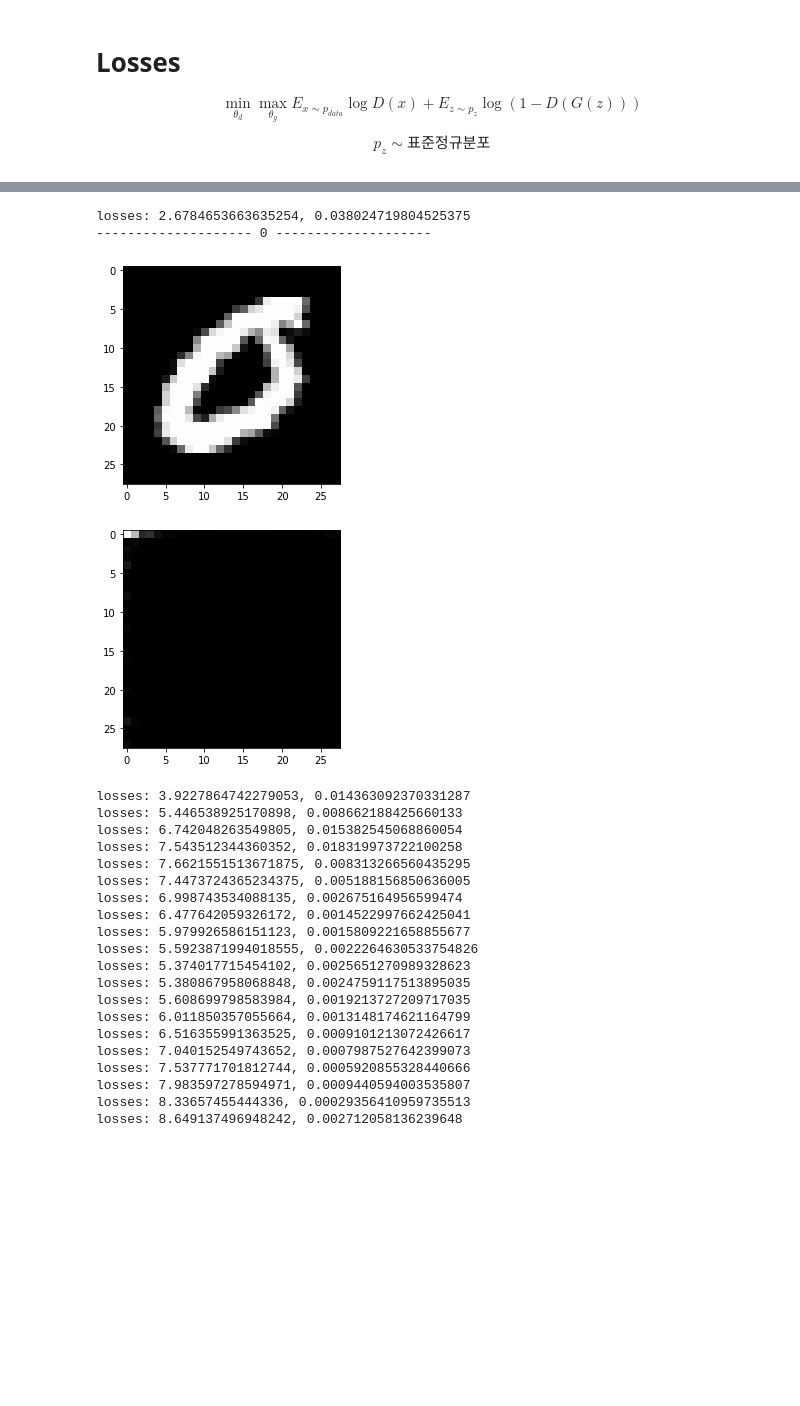
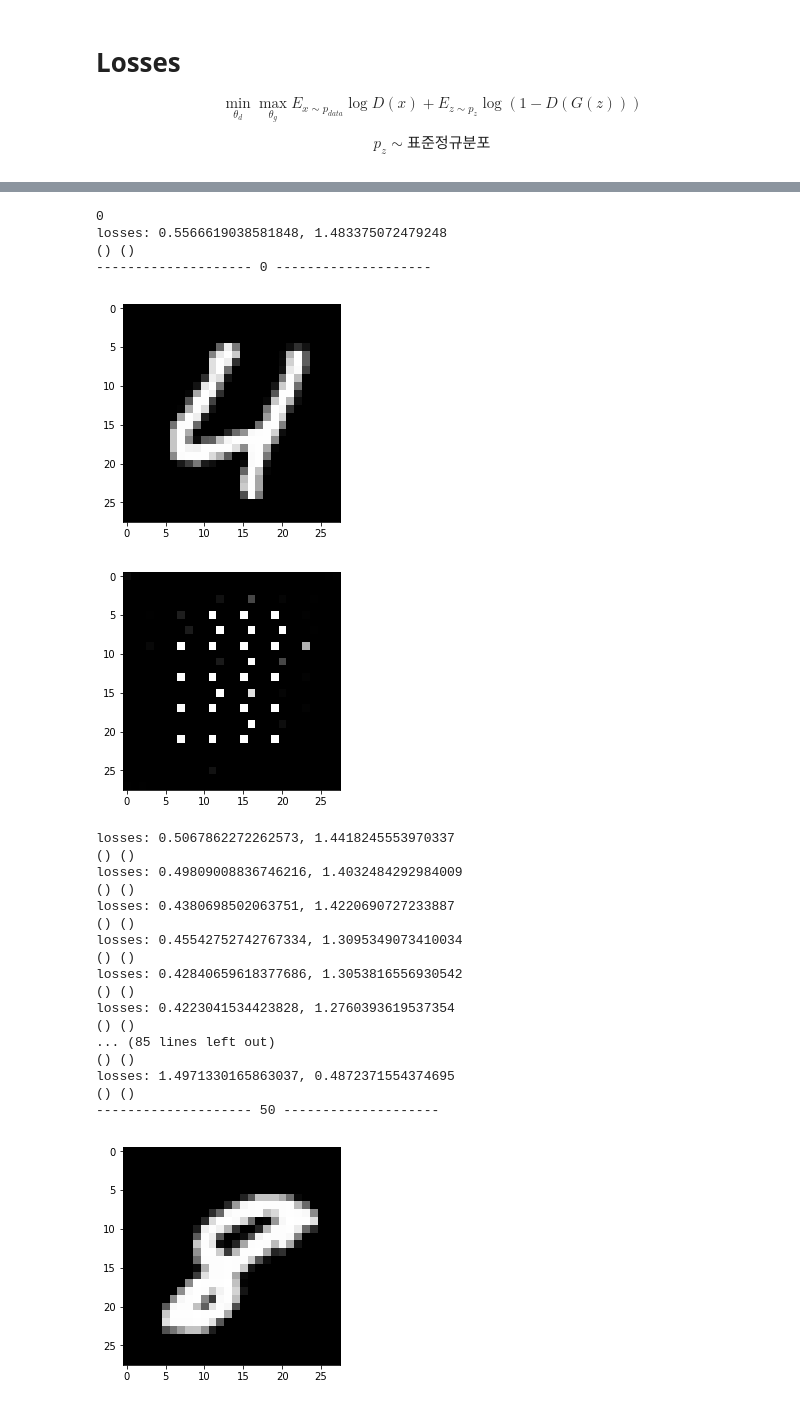
Before and after one commit to minhyeoky/study-gan, a Jupyter notebook: dcgan.ipynb, the cells around one changed output, grey strips where cells are left out. Cells and saved outputs as stored; diff of their text form; code cells hidden in the pictures; blank space fills up the shorter version.

```diff
--- a/dcgan.ipynb
+++ b/dcgan.ipynb
@@ -95,9 +122,9 @@ def build_generator():
     model.add(keras.layers.Conv2DTranspose(filters=128, kernel_size=(5, 5),
                                           strides=(1, 1), **layers_kwargs))
     model.add(keras.layers.Conv2DTranspose(filters=64, kernel_size=(5, 5),
-                                          strides=(1, 1), **layers_kwargs))
-    model.add(keras.layers.Conv2DTranspose(filters=32, kernel_size=(5, 5),
                                           strides=(2, 2), **layers_kwargs))
+    # model.add(keras.layers.Conv2DTranspose(filters=32, kernel_size=(5, 5),
+    #                                       strides=(2, 2), **layers_kwargs))
 
     layers_kwargs['activation'] = 'tanh'
 
@@ -124,9 +151,9 @@ def build_discriminator():
     }
 
     model.add(keras.layers.Conv2D(filters=64, input_shape=(28, 28, 1), **layers_kwargs))
-    model.add(keras.layers.Conv2D(filters=256, **layers_kwargs))
+    model.add(keras.layers.Conv2D(filters=128, **layers_kwargs))
 #     model.add(keras.layers.Conv2D(filters=))
-    model.add(keras.layers.Reshape(target_shape=[7*7*256]))
+    model.add(keras.layers.Flatten())
     model.add(keras.layers.Dense(units=1, activation='sigmoid', kernel_initializer=keras.initializers.TruncatedNormal()))
     return model
 # %% [markdown]
@@ -158,6 +181,6 @@ generator_loss([[1.0],[1.0],[0.0]])
 # %%
-opt_g = keras.optimizers.Adam(learning_rate=0.001)
-opt_d = keras.optimizers.Adam(learning_rate=0.001)
+opt_g = keras.optimizers.Adam(learning_rate=0.0001)
+opt_d = keras.optimizers.Adam(learning_rate=0.0001)
 # %%
 generator = build_generator()
 generator.summary()
@@ -196,11 +219,11 @@ def train_step(real_data):
         Dx = discriminator(inputs=real_data)
 
         loss_g = generator_loss(Dz)
-        loss_d = discriminator_loss(Dz, x=False) * 1/2
-        loss_d += discriminator_loss(Dx, x=True) * 1/2
+        loss_d = discriminator_loss(Dz, x=False)
+        loss_d += discriminator_loss(Dx, x=True)
 
         print(f'losses: {loss_g}, {loss_d}')
-#         print(loss_g.shape, loss_d.shape)
+        print(loss_g.shape, loss_d.shape)
 
     grads_g = tape_g.gradient(loss_g, generator.trainable_variables)
     grads_d = tape_d.gradient(loss_d, discriminator.trainable_variables)
@@ -215,34 +238,35 @@ def imshow(tensor):
     plt.show()
 # %%
 for e in range(epochs):
+    print(e)
     for idx, real_data in enumerate(data):
-        gz = train_step(real_data)
-        if idx  == 0:
+        train_step(real_data)
+        if idx % 50 == 0:
             print(f'-------------------- {idx} --------------------')
             imshow(real_data[0])
             imshow(gz[0])
 # %% [output]
-losses: 2.6784653663635254, 0.038024719804525375
+0
+losses: 0.5566619038581848, 1.483375072479248
+() ()
 -------------------- 0 --------------------
-[figure, old version]
+[figure, new version]
-[figure, old version]
+[figure, new version]
-losses: 3.9227864742279053, 0.014363092370331287
-losses: 5.446538925170898, 0.008662188425660133
-losses: 6.742048263549805, 0.015382545068860054
-losses: 7.543512344360352, 0.018319973722100258
-losses: 7.6621551513671875, 0.008313266560435295
-losses: 7.4473724365234375, 0.005188156850636005
-losses: 6.998743534088135, 0.002675164956599474
-losses: 6.477642059326172, 0.0014522997662425041
-losses: 5.979926586151123, 0.0015809221658855677
-losses: 5.5923871994018555, 0.0022264630533754826
-losses: 5.374017715454102, 0.0025651270989328623
-losses: 5.380867958068848, 0.0024759117513895035
-losses: 5.608699798583984, 0.0019213727209717035
-losses: 6.011850357055664, 0.0013148174621164799
-losses: 6.516355991363525, 0.0009101213072426617
-losses: 7.040152549743652, 0.0007987527642399073
-losses: 7.537771701812744, 0.0005920855328440666
-losses: 7.983597278594971, 0.0009440594003535807
-losses: 8.33657455444336, 0.00029356410959735513
-losses: 8.649137496948242, 0.002712058136239648
+losses: 0.5067862272262573, 1.4418245553970337
+() ()
+losses: 0.49809008836746216, 1.4032484292984009
+() ()
+losses: 0.4380698502063751, 1.4220690727233887
+() ()
+losses: 0.45542752742767334, 1.3095349073410034
+() ()
+losses: 0.42840659618377686, 1.3053816556930542
+() ()
+losses: 0.4223041534423828, 1.2760393619537354
+() ()
+... (85 lines left out)
+() ()
+losses: 1.4971330165863037, 0.4872371554374695
+() ()
+-------------------- 50 --------------------
+[figure, added]
```
Also changed, not shown: parts of 8 cells of this notebook.
